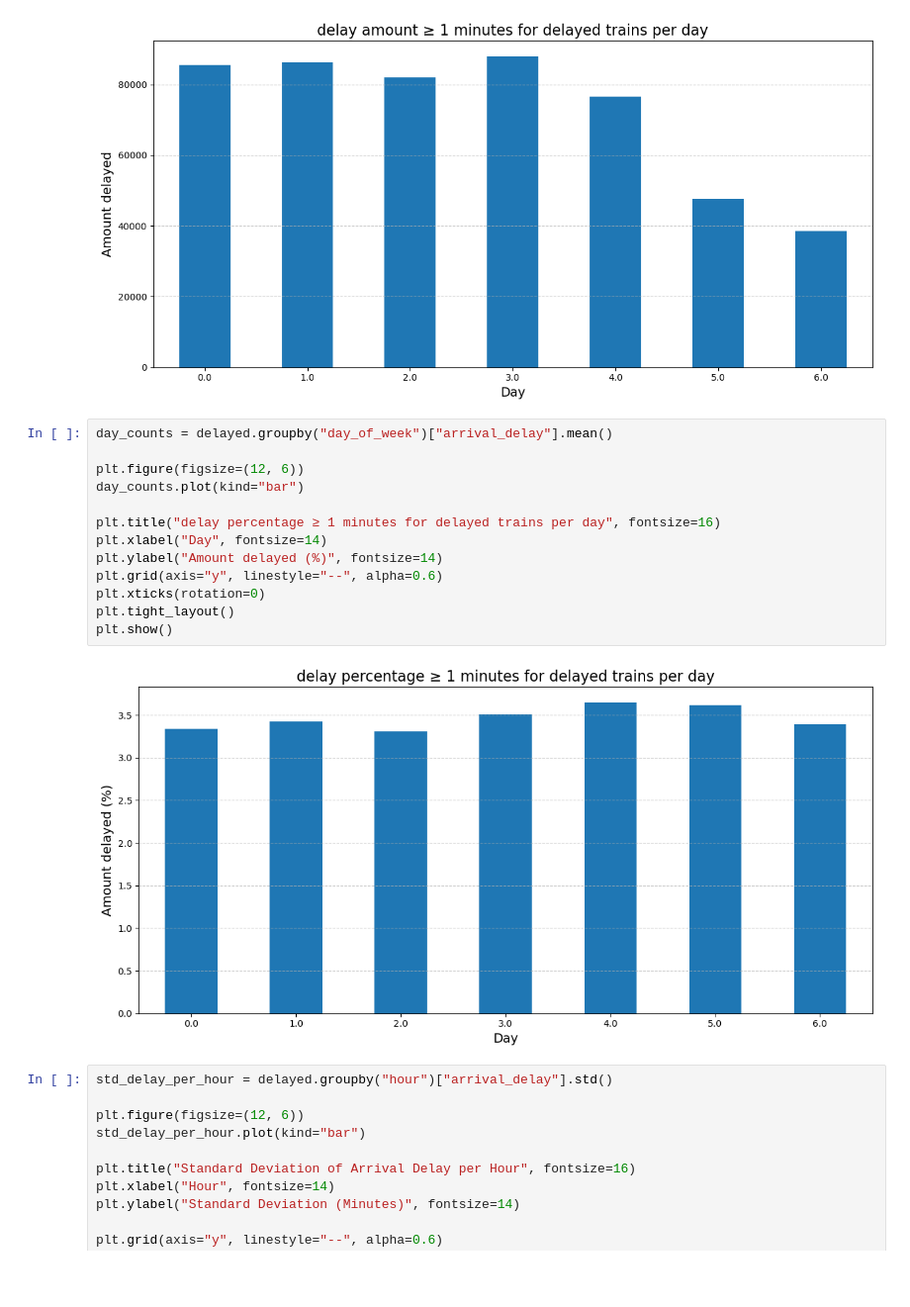
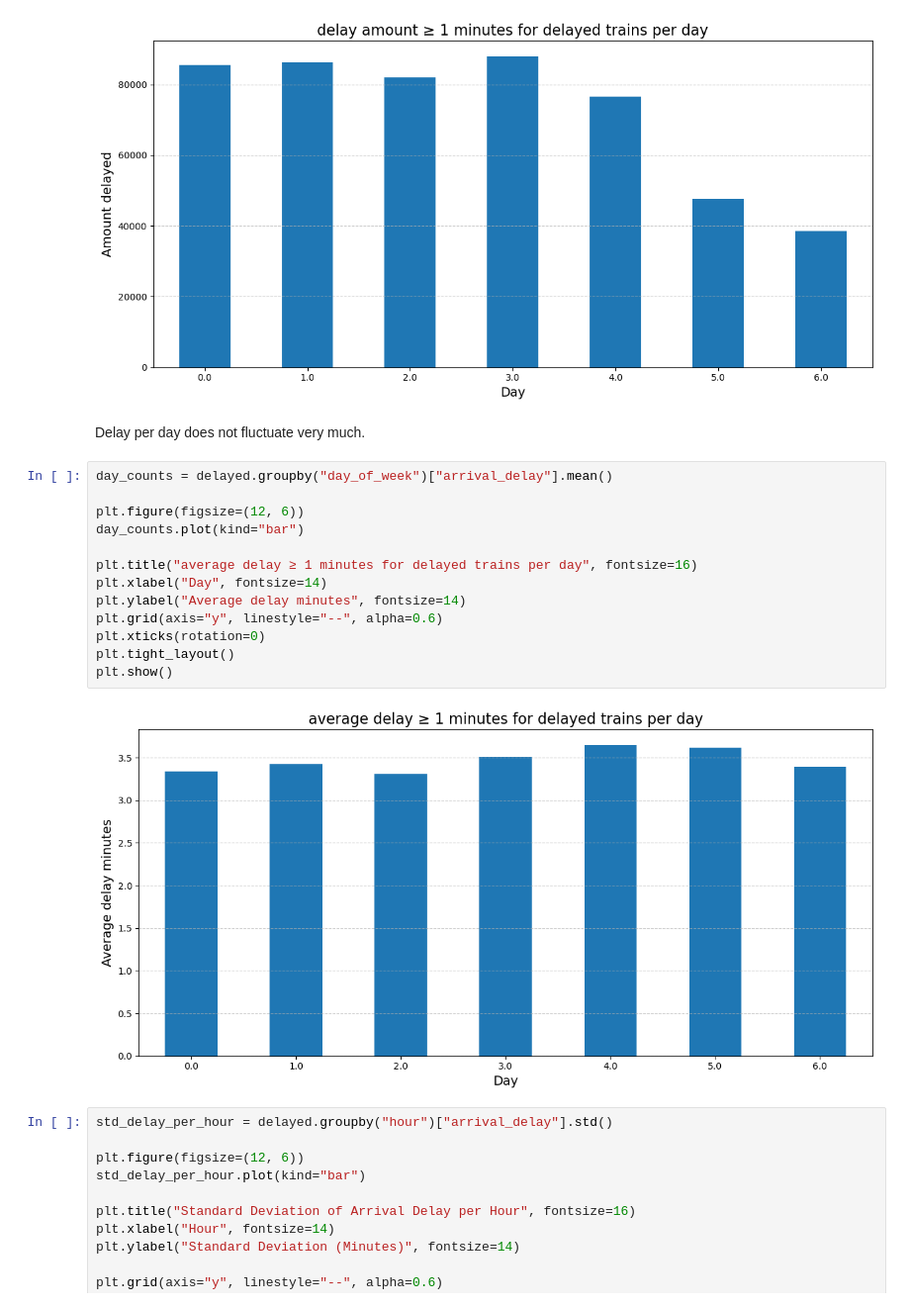
Before and after one commit to TheTrumpetist27/TrainDelayPredictor, a Jupyter notebook: Data analysis & Feature Engineering 2.ipynb, the cells around one changed output. Shown at 99% size. Cells and saved outputs as stored; diff of their text form; blank space fills up the shorter version.

```diff
--- a/Data analysis & Feature Engineering 2.ipynb
+++ b/Data analysis & Feature Engineering 2.ipynb
@@ -956,21 +972,23 @@ plt.tight_layout()
 plt.show()
 # %% [output]
 [figure]
+# %% [markdown]
+Delay per day does not fluctuate very much.
 # %%
 day_counts = delayed.groupby("day_of_week")["arrival_delay"].mean()
 
 plt.figure(figsize=(12, 6))
 day_counts.plot(kind="bar")
 
-plt.title("delay percentage ≥ 1 minutes for delayed trains per day", fontsize=16)
+plt.title("average delay ≥ 1 minutes for delayed trains per day", fontsize=16)
 plt.xlabel("Day", fontsize=14)
-plt.ylabel("Amount delayed (%)", fontsize=14)
+plt.ylabel("Average delay minutes", fontsize=14)
 plt.grid(axis="y", linestyle="--", alpha=0.6)
 plt.xticks(rotation=0)
 plt.tight_layout()
 plt.show()
 # %% [output]
-[figure, old version]
+[figure, new version]
 # %%
 std_delay_per_hour = delayed.groupby("hour")["arrival_delay"].std()
 
```
Also changed, not shown: parts of 11 cells of this notebook.
